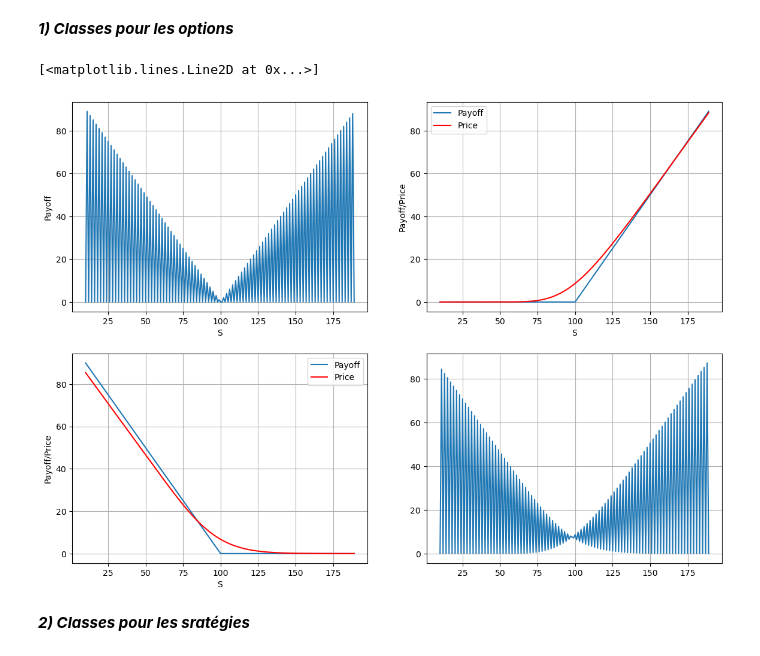
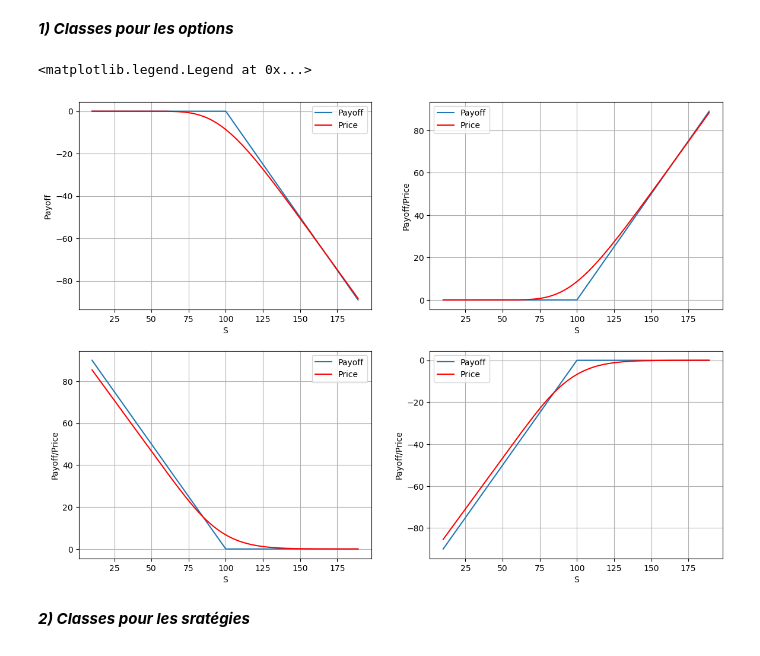
Before and after one commit to EmileTournadre/B-S, a Jupyter notebook: ClassStrat.ipynb, the cells around one changed output. Saved outputs shown, nothing was run; the diff lists cells and outputs as text; code cells hidden in the pictures.

```diff
--- a/ClassStrat.ipynb
+++ b/ClassStrat.ipynb
@@ -8,7 +8,7 @@ from abc import ABC, abstractmethod
 ***1) Classes pour les options***
 # %%
 """
-La classe option est une classe abstraite dont la méthode price est redéfinie dans les classes filles Call et Put.
+La classe option est une classe abstraite dont les méthodes sont redéfinies dans les classes filles Call et Put.
 """
 
 class Option(ABC):
@@ -65,43 +65,43 @@ class Call(Option):
         return self.position*(self.S * exp(-self.q * self.T) * norm.cdf(d1) - self.K * exp(-self.r * self.T) * norm.cdf(d2))
 
     def delta(self):
-        return exp(-self.q * self.T) * norm.cdf(Option.dplus(self))
+        return (exp(-self.q * self.T) * norm.cdf(Option.dplus(self))) * self.position
 
     def gamma(self):
-        return exp(-self.q * self.T) * norm.pdf(Option.dplus(self)) / (self.S * self.sigma * sqrt(self.T))
+        return (exp(-self.q * self.T) * norm.pdf(Option.dplus(self)) / (self.S * self.sigma * sqrt(self.T))) * self.position
 
     def theta(self):
         d1 = Option.dplus(self)
         d2 = Option.dminus(self)
-        return -self.S * exp(-self.q * self.T) * norm.pdf(d1) * self.sigma / (2 * sqrt(self.T)) - self.r * self.K * exp(-self.r * self.T) * norm.cdf(d2) + self.q * self.S * exp(-self.q * self.T) * norm.cdf(d1)
+        return (-self.S * exp(-self.q * self.T) * norm.pdf(d1) * self.sigma / (2 * sqrt(self.T)) - self.r * self.K * exp(-self.r * self.T) * norm.cdf(d2) + self.q * self.S * exp(-self.q * self.T) * norm.cdf(d1)) * self.position
 
     def vega(self):
-        return self.S * exp(-self.q * self.T) * norm.pdf(Option.dplus(self)) * sqrt(self.T)
+        return (self.S * exp(-self.q * self.T) * norm.pdf(Option.dplus(self)) * sqrt(self.T)) * self.position
 
 
 class Put(Option):
 
     def payoff(self):
-        return max(self.K - self.S, 0)
+        return self.position*max(self.K - self.S, 0)
 
     def price(self):
         d1 = Option.dplus(self)
         d2 = Option.dminus(self)
-        return self.K * exp(-self.r * self.T) * norm.cdf(-d2) - self.S * exp(-self.q * self.T) * norm.cdf(-d1)
+        return self.position*(self.K * exp(-self.r * self.T) * norm.cdf(-d2) - self.S * exp(-self.q * self.T) * norm.cdf(-d1))
 
     def delta(self):
-        return -exp(-self.q * self.T) * norm.cdf(-Option.dplus(self))
+        return (-exp(-self.q * self.T) * norm.cdf(-Option.dplus(self))) * self.position
 
     def gamma(self):
-        return exp(-self.q * self.T) * norm.pdf(Option.dplus(self)) / (self.S * self.sigma * sqrt(self.T))
+        return (exp(-self.q * self.T) * norm.pdf(Option.dplus(self)) / (self.S * self.sigma * sqrt(self.T))) * self.position
 
     def theta(self):
         d1 = Option.dplus(self)
         d2 = Option.dminus(self)
-        return -self.S * exp(-self.q * self.T) * norm.pdf(d1) * self.sigma / (2 * sqrt(self.T)) + self.r * self.K * exp(-self.r * self.T) * norm.cdf(-d2) - self.q * self.S * exp(-self.q * self.T) * norm.cdf(-d1)
+        return (-self.S * exp(-self.q * self.T) * norm.pdf(d1) * self.sigma / (2 * sqrt(self.T)) + self.r * self.K * exp(-self.r * self.T) * norm.cdf(-d2) - self.q * self.S * exp(-self.q * self.T) * norm.cdf(-d1)) * self.position
 
     def vega(self):
-        return self.S * exp(-self.q * self.T) * norm.pdf(Option.dplus(self)) * sqrt(self.T)
+        return (self.S * exp(-self.q * self.T) * norm.pdf(Option.dplus(self)) * sqrt(self.T)) * self.position
 # %%
 T, K, r, q, sigma = 1, 100, 0.05, 0.03, 0.2
 options = []
@@ -114,37 +114,49 @@ for s in range(10, 190):
 #Intérerêt de la méthode abstraite dans la classe Option
 payoffs = [option.payoff() for option in options]
 prices = [option.price() for option in options]
 
 fig, axs = plt.subplots(2, 2, figsize=(14, 10))
 for ax in axs.flat:
     ax.grid(True)
 
-axs[0, 0].plot(range(10, 190), payoffs)
+calls_short = [Call(s, T, K, r, q, sigma, -1) for s in range(10, 190)]
+calls_short_prices = [call.price() for call in calls_short]
+call_short_payoffs = [call.payoff() for call in calls_short]
+axs[0, 0].plot(range(10, 190), call_short_payoffs)
+axs[0, 0].plot(range(10, 190), calls_short_prices, 'r')
 axs[0, 0].set_xlabel('S')
 axs[0, 0].set_ylabel('Payoff')
+axs[0, 0].legend(['Payoff', 'Price'])
 
 calls = [Call(s, T, K, r, q, sigma) for s in range(10, 190)]
 calls_prices = [call.price() for call in calls]
 call_payoffs = [call.payoff() for call in calls]
 axs[0, 1].plot(range(10, 190), call_payoffs)
 axs[0, 1].plot(range(10, 190), calls_prices, 'r')
 axs[0, 1].set_xlabel('S')
 axs[0, 1].set_ylabel('Payoff/Price')
 axs[0, 1].legend(['Payoff', 'Price'])
 
 puts = [Put(s, T, K, r, q, sigma) for s in range(10, 190)]
 puts_prices = [put.price() for put in puts]
 put_payoffs = [put.payoff() for put in puts]
 axs[1, 0].plot(range(10, 190), put_payoffs)
 axs[1, 0].plot(range(10, 190), puts_prices, 'r')
 axs[1, 0].set_xlabel('S')
 axs[1, 0].set_ylabel('Payoff/Price')
 axs[1, 0].legend(['Payoff', 'Price'])
 
-axs[1, 1].plot(range(10, 190), prices)
+puts_short = [Put(s, T, K, r, q, sigma, -1) for s in range(10, 190)]
+puts_short_prices = [put.price() for put in puts_short]
+put_short_payoffs = [put.payoff() for put in puts_short]
+axs[1, 1].plot(range(10, 190), put_short_payoffs)
+axs[1, 1].plot(range(10, 190), puts_short_prices, 'r')
+axs[1, 1].set_xlabel('S')
+axs[1, 1].set_ylabel('Payoff/Price')
+axs[1, 1].legend(['Payoff', 'Price'])
 # %% [output]
-[<matplotlib.lines.Line2D at 0x...>]
+<matplotlib.legend.Legend at 0x...>
-[figure, old version]
+[figure, new version]
 # %% [markdown]
 ***2) Classes pour les sratégies***
 # %%
```
